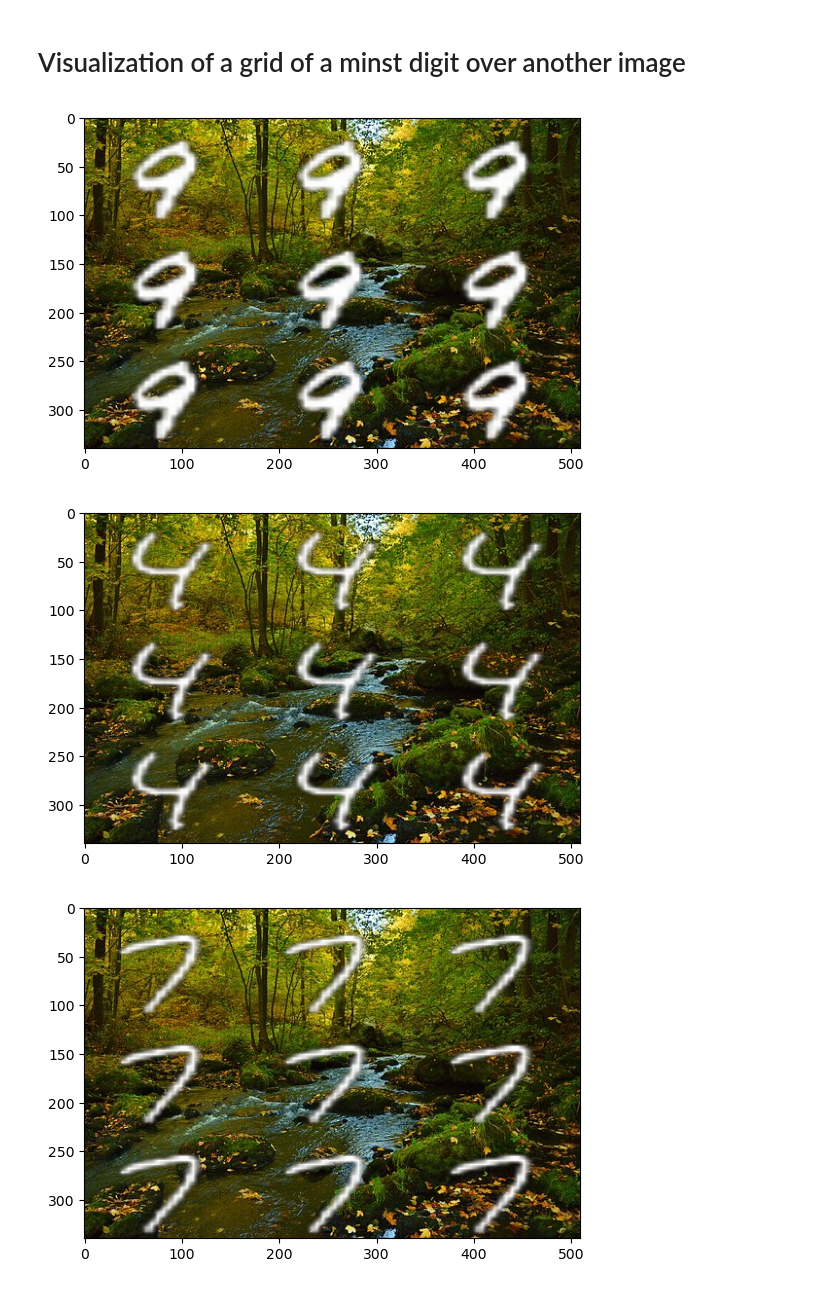
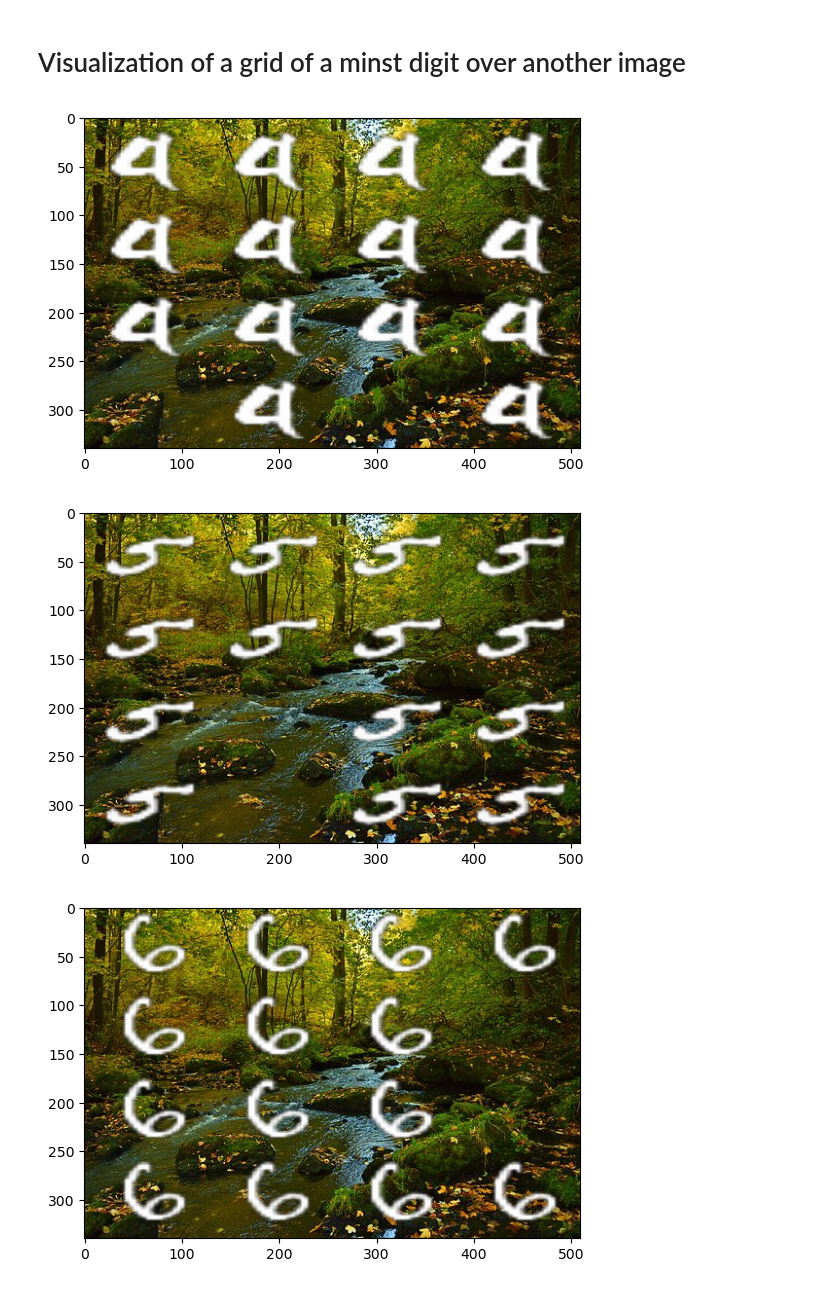
Before and after one commit to mona251/Intriguing-Properties-of-Contrastive-Losses, a Jupyter notebook: scripts/digits_on_another_dataset.ipynb, the cells around one changed output. Drawn from its saved outputs; the diff is of its cells as text; code cells hidden in the pictures.

Commit message:
update code to choose to not completely fill the grid. Useful to reproduce the results of Table 3.

```diff
--- a/scripts/digits_on_another_dataset.ipynb
+++ b/scripts/digits_on_another_dataset.ipynb
@@ -12,23 +17,27 @@ from src.create_data import overlay_small_img_on_large_img_grid
 # %%
-seed = 42
+seed = 2
 n_sampled_digits = 4
+num_cells_grid = 16
+n_repetitions_small_img = 8
 
 #imagenet_dataset_train, imagenet_dataset_test = load_imagenet()
 mnist_dataset_train, mnist_dataset_test = load_mnist()
 
 #sampled_imagenet_img = sample_uniformly_img(imagenet_dataset_train, seed)
-sampled_digit_images = sample_uniformly_imgs(mnist_dataset_train, n_sampled_digits, seed)
+sampled_digit_images = sample_uniformly_imgs(
+    mnist_dataset_train, n_sampled_digits, seed)
 
-n_repetitions_small_img = 9
+n_repetitions_small_img = 14
 large_img_path = "../data/img_trial/abc.png"
 large_img = cv.imread(large_img_path)
 # TODO: what about the dim of the mnist img? Is it fine to just
 #  downsample/upsample it to the dimension of a cell of a grid?
 for sampled_digit_img in sampled_digit_images:
-    overlay_small_img_on_large_img_grid(
-        sampled_digit_img, large_img,
-        n_repetitions_small_img, plot=True);
+    overlay_small_img_on_large_img_grid(sampled_digit_img, large_img,
+                                        num_cells_grid,
+                                        n_repetitions_small_img,
+                                        plot=True);
 # %% [output]
-[figure, old version]
+[figure, new version]
-[figure, old version]
+[figure, new version]
-[figure, old version]
+[figure, new version]
```
Also changed, not shown: parts of 3 cells of this notebook, 1 other file.
